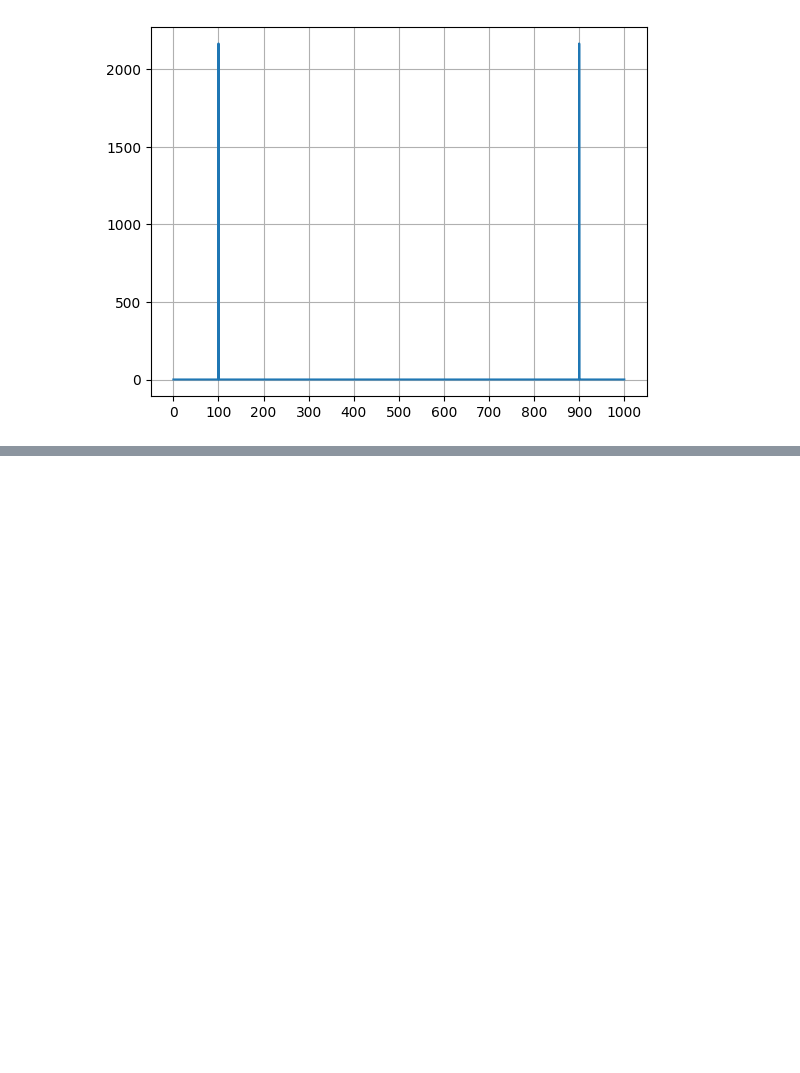
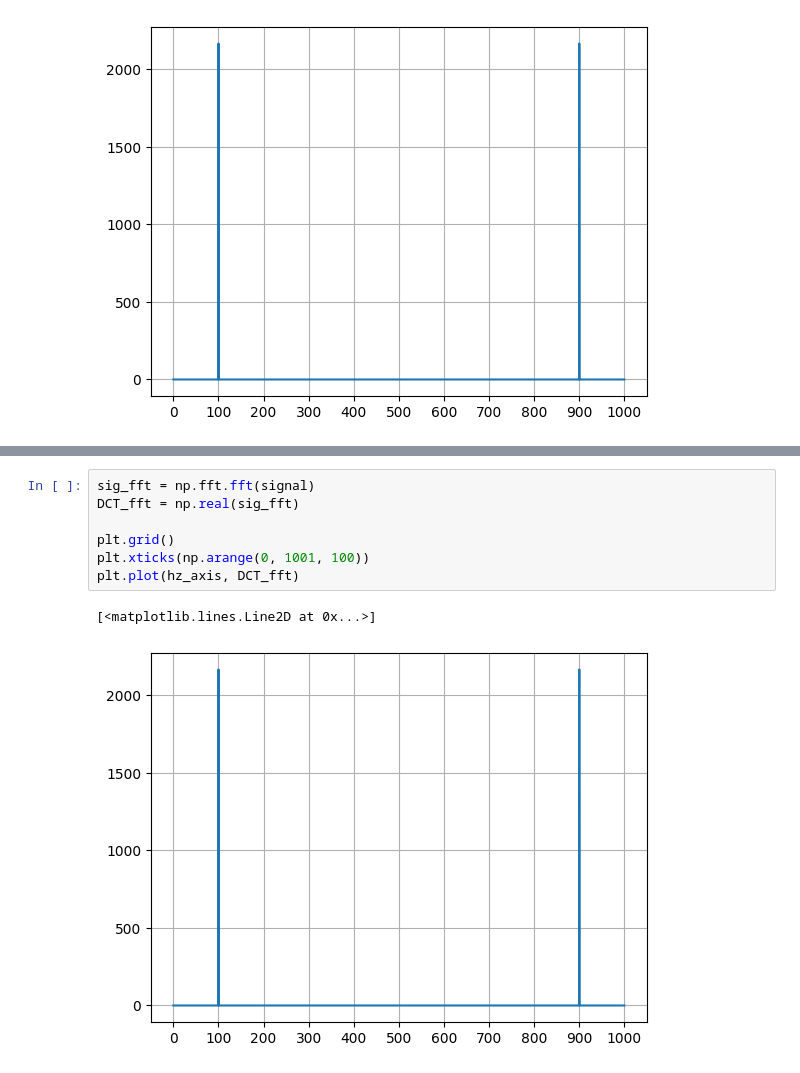
Before and after one commit to aAbstract/some-math, a Jupyter notebook: dft.ipynb, the cells around one changed output, grey strips where cells are left out. Cells and saved outputs as stored; diff of their text form; blank space fills up the shorter version.

```diff
--- a/dft.ipynb
+++ b/dft.ipynb
@@ -112,0 +116,10 @@ Phase: 29.99007707227087
+# %%
+sig_fft = np.fft.fft(signal)
+DCT_fft = np.real(sig_fft)
+
+plt.grid()
+plt.xticks(np.arange(0, 1001, 100))
+plt.plot(hz_axis, DCT_fft)
+# %% [output]
+[<matplotlib.lines.Line2D at 0x...>]
+[figure, added]
```
Also changed, not shown: parts of 7 cells of this notebook.
